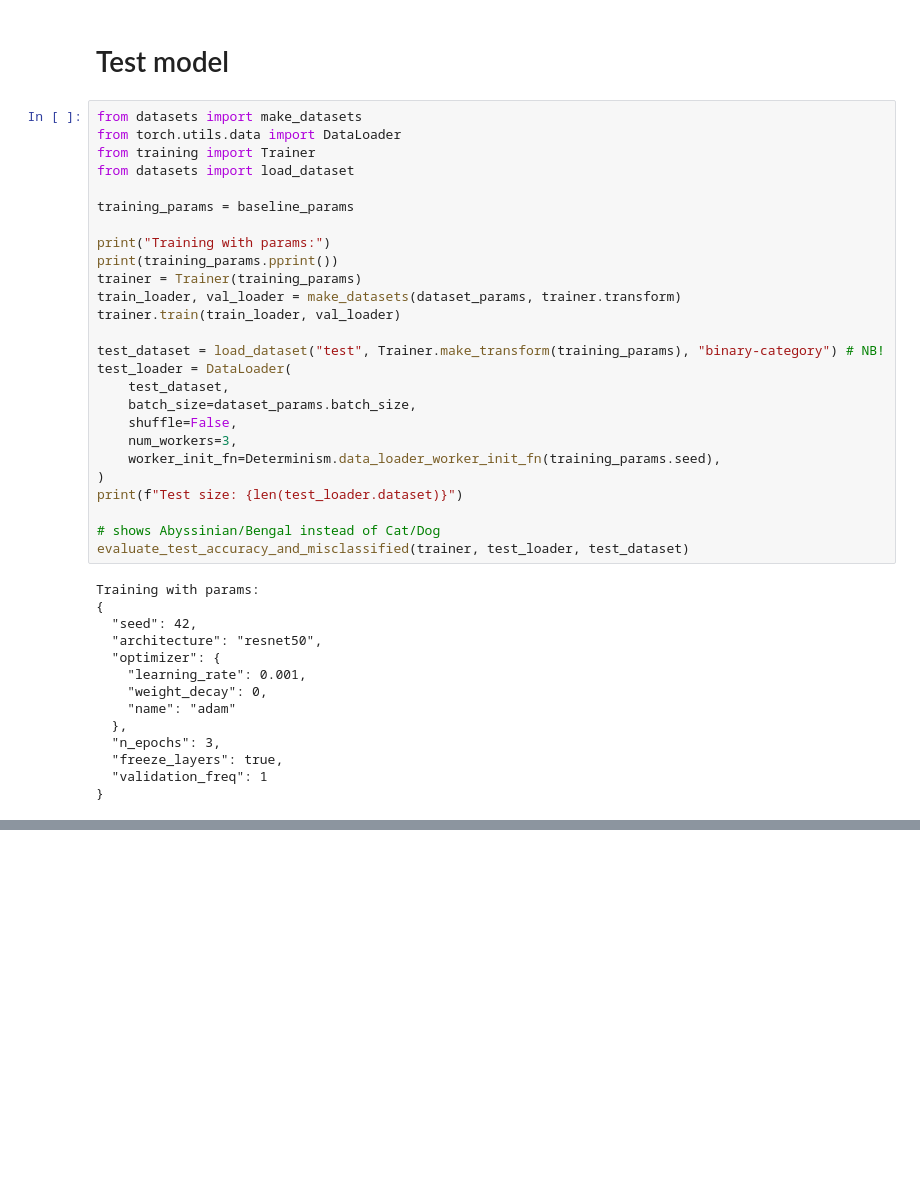
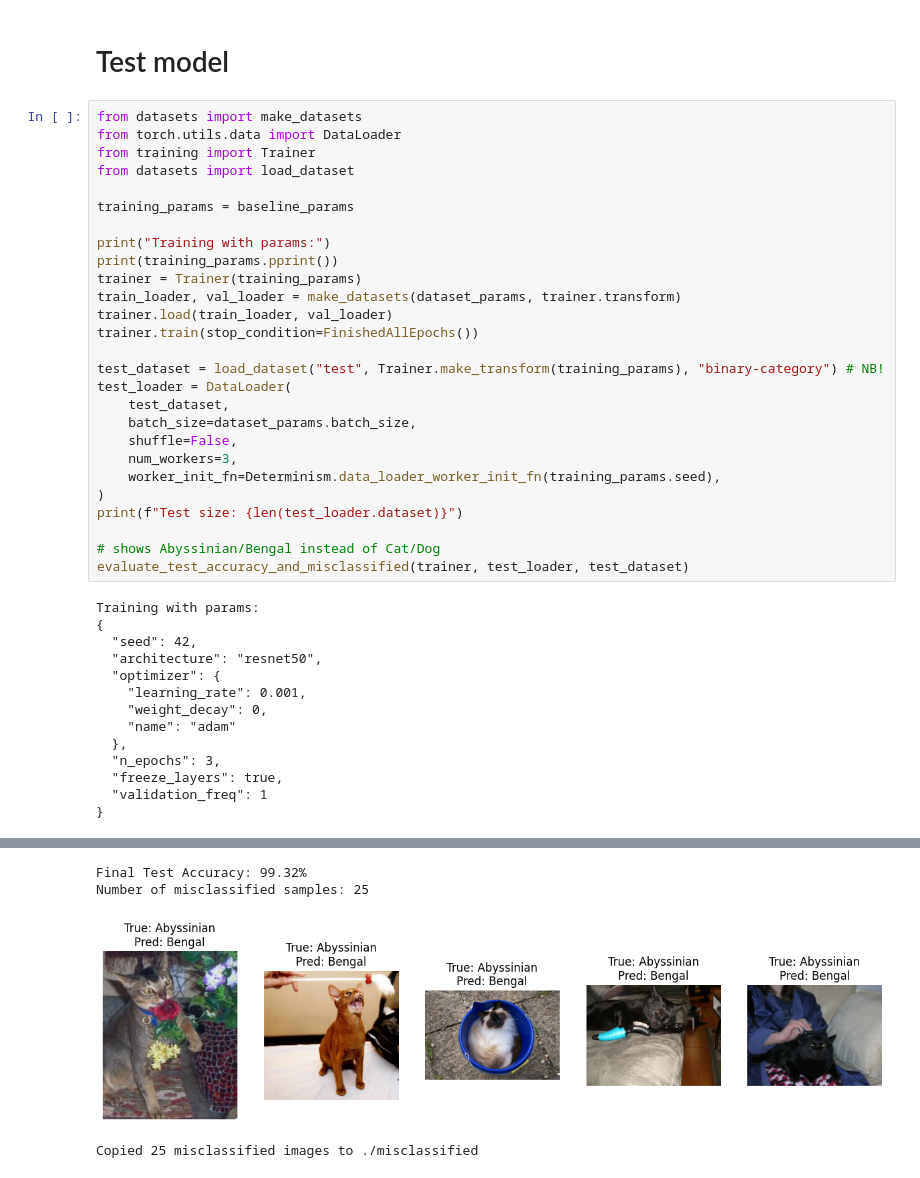
Before and after one commit to Sebelino/DD2424-project, a Jupyter notebook: e1_joakim_99.ipynb, the cells around one changed output, grey strips where cells are left out. Cells and saved outputs as stored; diff of their text form; blank space fills up the shorter version.

```diff
--- a/e1_joakim_99.ipynb
+++ b/e1_joakim_99.ipynb
@@ -106,7 +106,8 @@ print("Training with params:")
 print(training_params.pprint())
 trainer = Trainer(training_params)
 train_loader, val_loader = make_datasets(dataset_params, trainer.transform)
-trainer.train(train_loader, val_loader)
+trainer.load(train_loader, val_loader)
+trainer.train(stop_condition=FinishedAllEpochs())
 
 test_dataset = load_dataset("test", Trainer.make_transform(training_params), "binary-category") # NB!
 test_loader = DataLoader(
@@ -136,0 +143,4 @@ Training with params:
+Final Test Accuracy: 99.32%
+Number of misclassified samples: 25
+[figure, added]
+Copied 25 misclassified images to ./misclassified
```
Also changed, not shown: parts of 2 cells of this notebook.
